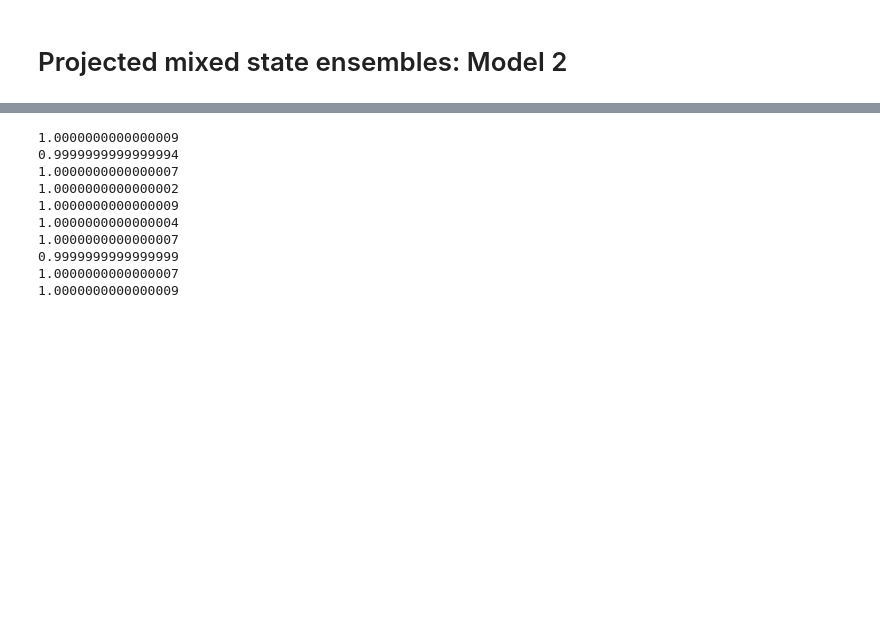
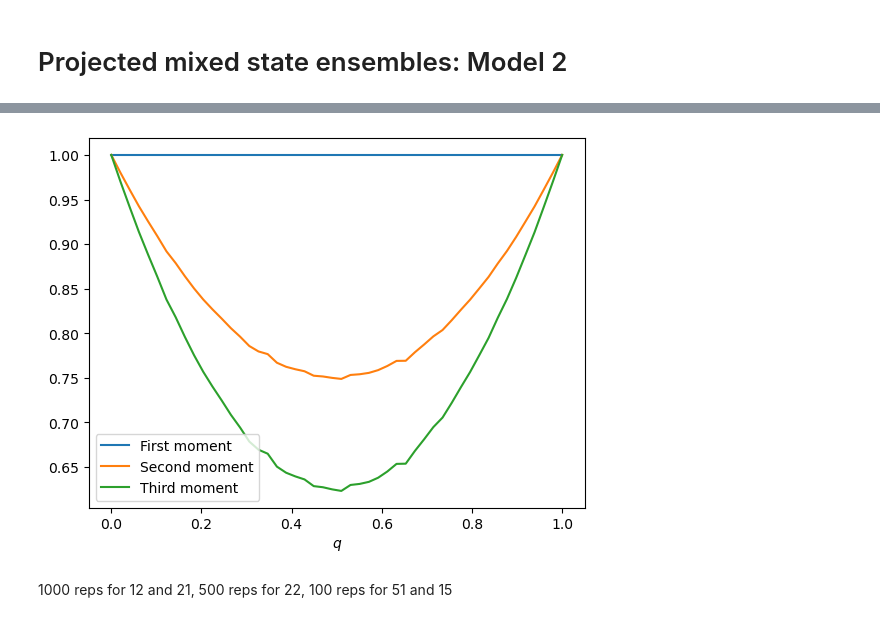
Before and after one commit to DaanTimmers/Summer_23, a Jupyter notebook: projected_faulty_measurement.ipynb, the cells around one changed output, grey strips where cells are left out. Drawn from its saved outputs; the diff is of its cells as text; code cells hidden in the pictures; blank space fills up the shorter version.

```diff
--- a/projected_faulty_measurement.ipynb
+++ b/projected_faulty_measurement.ipynb
@@ -76,39 +337,49 @@ def Get_MixEns(PrEns, N_A, N_B, p):
 # %%
 N_A = 1
-N_B = 7
-p = 0.2
+N_B = 1
+reps = 10000
+qs = np.linspace(0,1,50)
 
-traces = np.zeros(10)
-purities = np.zeros(10)
-thirds = np.zeros(10)
+traces_11 = np.zeros(50)
+purities_11 = np.zeros(50)
+thirds_11 = np.zeros(50)
 
-for j in range(10):
-    Psi = random_state(2**8)
-    Projected_ensemble = Get_PrEns(Psi, N_A, N_B)
-    Mixed_ensemble = Get_MixEns(Projected_ensemble, N_A, N_B, p)
+for i, q in enumerate(qs):
+    avg_trace = 0
+    avg_purity = 0
+    avg_third = 0
+    for rep in range(reps):
+        Psi = random_state(2**(N_A + N_B))
+        Projected_ensemble = Get_PrEns(Psi, N_A, N_B)
+        Mixed_ensemble = Get_MixEns(Projected_ensemble, N_A, N_B, q)
 
-    trace = 0
-    purity = 0
-    third = 0
+        trace = 0
+        purity = 0
+        third = 0
 
-    for i in range(len(Mixed_ensemble)):
-        p = Mixed_ensemble[i][0]
-        rho = Mixed_ensemble[i][1]
-        trace += p * np.trace(rho)
-        purity += p * np.trace(rho @ rho)
-        third += p * np.trace(rho @ rho @ rho)
+        for j in range(len(Mixed_ensemble)):
+            p = Mixed_ensemble[j][0]
+            rho = Mixed_ensemble[j][1]
+            trace += p * np.trace(rho)
+            purity += p * np.trace(rho @ rho)
+            third += p * np.trace(rho @ rho @ rho)
 
-    traces[j] = np.real(trace)
-    purities[j] = np.real(purity)
-    thirds[j] = np.real(third)
+        avg_trace += np.real(trace) / reps
+        avg_purity += np.real(purity) / reps
+        avg_third += np.real(third) / reps
+
+    traces_11[i] = avg_trace
+    purities_11[i] = avg_purity
+    thirds_11[i] = avg_third
-# %% [output]
-1.0000000000000009
-0.9999999999999994
-1.0000000000000007
-1.0000000000000002
-1.0000000000000009
-1.0000000000000004
-1.0000000000000007
-0.9999999999999999
-1.0000000000000007
-1.0000000000000009
+# %%
+fig = plt.figure()
+plt.plot(qs, traces_11, label='First moment')
+plt.plot(qs, purities_11, label='Second moment')
+plt.plot(qs, thirds_11, label='Third moment')
+plt.xlabel('$q$')
+plt.legend()
+plt.show()
+# %% [output]
+[figure, added]
+# %% [markdown]
+1000 reps for 12 and 21, 500 reps for 22, 100 reps for 51 and 15
```
Also changed, not shown: parts of 10 cells of this notebook, 3 other files.
